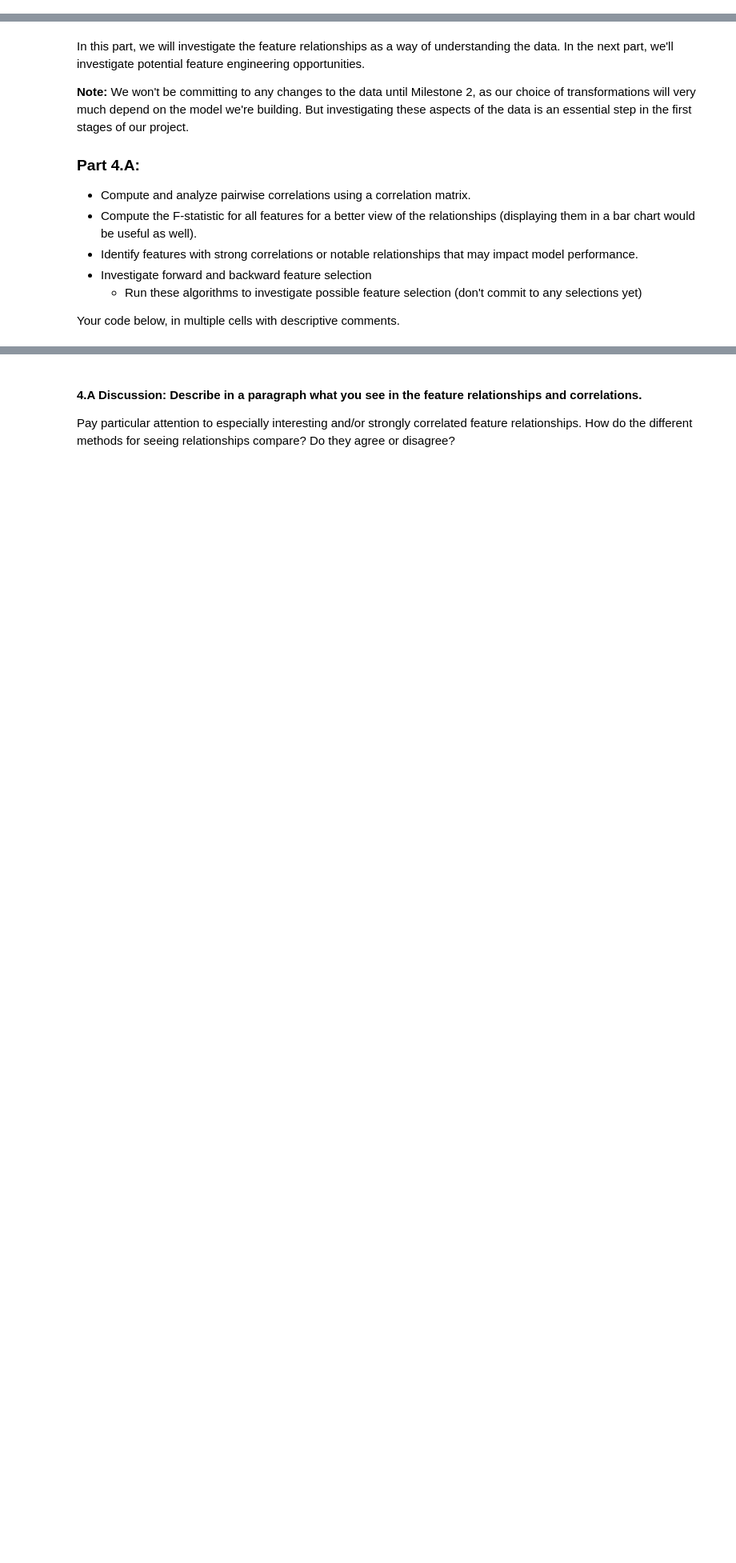
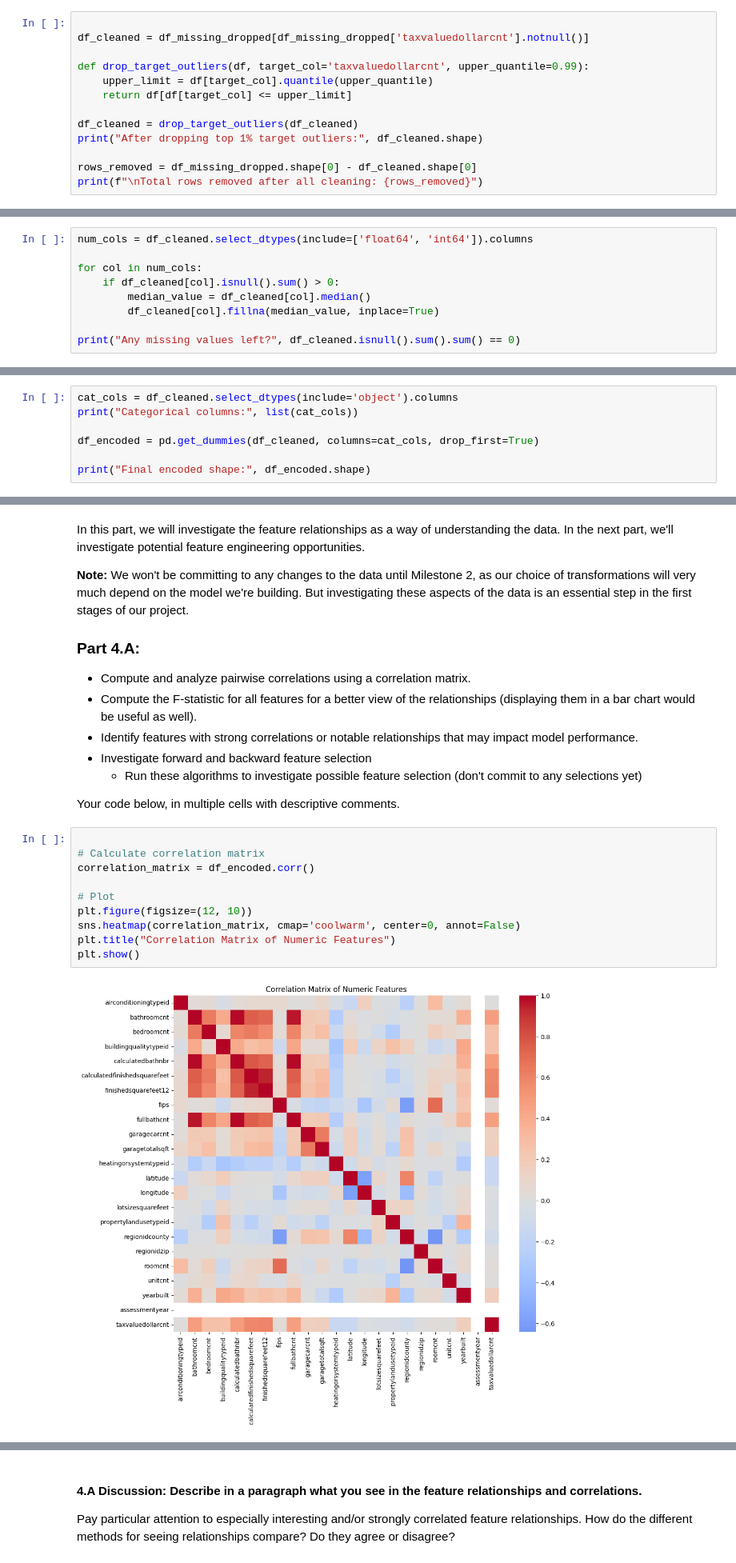
Before and after one commit to kkatoa/ML1, a Jupyter notebook: Milestone_01.ipynb, the cells around one changed output, grey strips where cells are left out. Shown at 80% size. Cells and saved outputs as stored; diff of their text form; blank space fills up the shorter version.

```diff
--- a/Milestone_01.ipynb
+++ b/Milestone_01.ipynb
@@ -399,3 +444,16 @@ There could be several reasons why you might want to drop a sample:
 
 
 Your code in the next cell(s). Make a judgement call about which samples should be dropped and briefly describe your reasoning in the discussion.
+# %%
+
+df_cleaned = df_missing_dropped[df_missing_dropped['taxvaluedollarcnt'].notnull()]
+
+def drop_target_outliers(df, target_col='taxvaluedollarcnt', upper_quantile=0.99):
+    upper_limit = df[target_col].quantile(upper_quantile)
+    return df[df[target_col] <= upper_limit]
+
+df_cleaned = drop_target_outliers(df_cleaned)
+print("After dropping top 1% target outliers:", df_cleaned.shape)
+
+rows_removed = df_missing_dropped.shape[0] - df_cleaned.shape[0]
+print(f"\nTotal rows removed after all cleaning: {rows_removed}")
@@ -408,3 +477,12 @@ Review the methods for imputation in **Appendix 2** and choose how you will impu
 - Consider whether different methods are justified for different features.
 - In the next cells, apply your imputation methods to the dataset so that no null values remain after this step.
 - Answer the discussion question.
+# %%
+num_cols = df_cleaned.select_dtypes(include=['float64', 'int64']).columns
+
+for col in num_cols:
+    if df_cleaned[col].isnull().sum() > 0:
+        median_value = df_cleaned[col].median()
+        df_cleaned[col].fillna(median_value, inplace=True)
+
+print("Any missing values left?", df_cleaned.isnull().sum().sum() == 0)
@@ -414,3 +496,10 @@ Review the methods for imputation in **Appendix 2** and choose how you will impu
 ### 3.E: Encode the Categorical Features (if any)
 
 You may not have any categorical features. If you do, encode them in the next step. No discussion is necessary.
+# %%
+cat_cols = df_cleaned.select_dtypes(include='object').columns
+print("Categorical columns:", list(cat_cols))
+
+df_encoded = pd.get_dummies(df_cleaned, columns=cat_cols, drop_first=True)
+
+print("Final encoded shape:", df_encoded.shape)
@@ -430,3 +522,15 @@ In this part, we will investigate the feature relationships as a way of understa
         - Run these algorithms to investigate possible feature selection (don't commit to any selections yet)
 
 Your code below, in multiple cells with descriptive comments.
+# %%
+
+# Calculate correlation matrix
+correlation_matrix = df_encoded.corr()
+
+# Plot
+plt.figure(figsize=(12, 10))
+sns.heatmap(correlation_matrix, cmap='coolwarm', center=0, annot=False)
+plt.title("Correlation Matrix of Numeric Features")
+plt.show()
+# %% [output]
+[figure, added]
```
Also changed, not shown: parts of 20 cells of this notebook.
